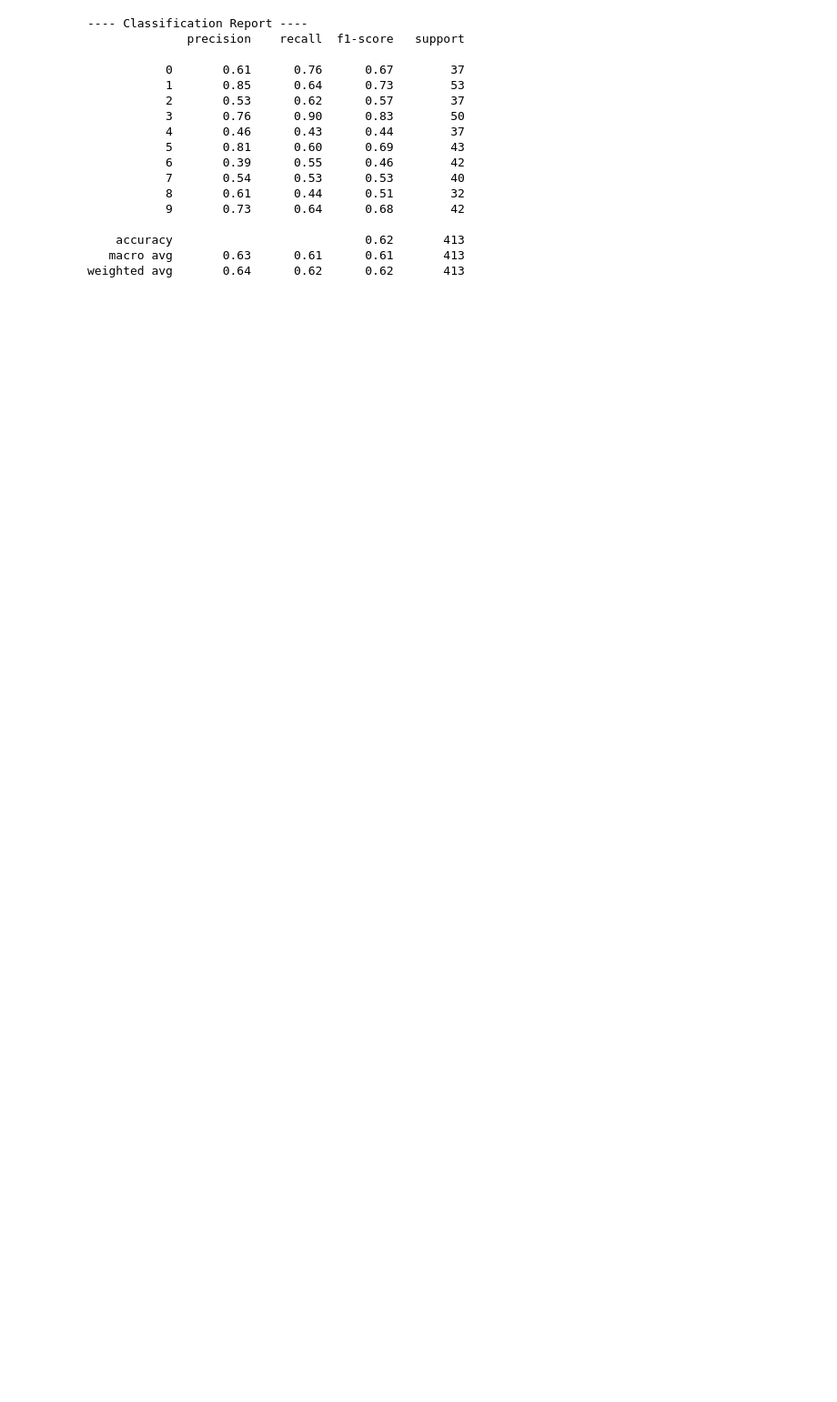
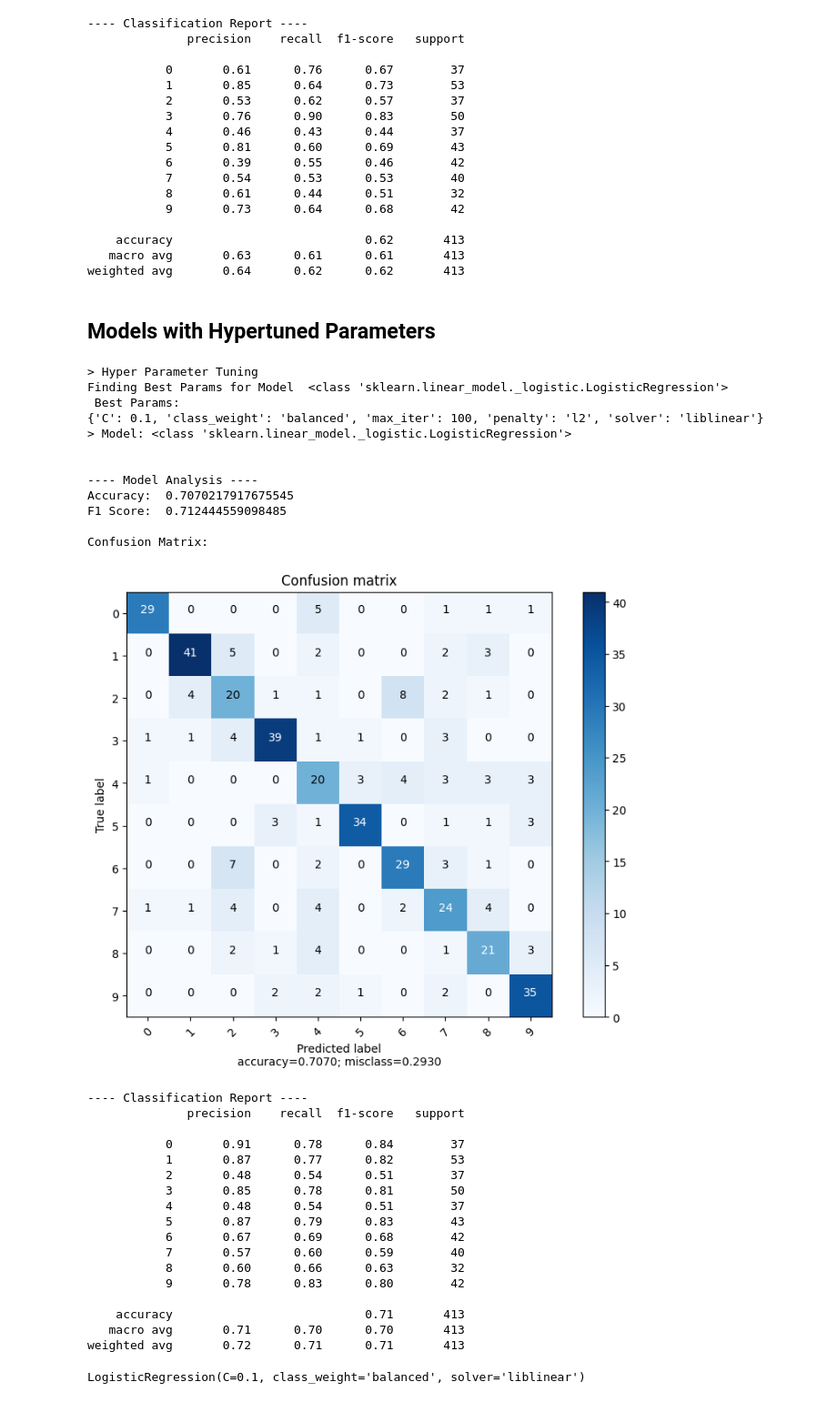
Before and after one commit to hc-sousa/sign-language-digits, a Jupyter notebook: src/main.ipynb, the cells around one changed output. Shown at 91% size. Cells and saved outputs as stored; diff of their text form; code cells hidden in the pictures; blank space fills up the shorter version.

Commit message:
Add get hypertuned parameters and cross validation functions

```diff
--- a/src/main.ipynb
+++ b/src/main.ipynb
@@ -128,7 +128,8 @@ print(x_test.shape, y_test.shape)
 (1649, 2500) (1649,)
 (413, 2500) (413,)
 # %%
-# Define train and analyse model function
+# Define train and analyse model functions
+from sklearn.model_selection import GridSearchCV, KFold, validation_curve, cross_validate
 
 
 def plot_confusion_matrix(cm,
@@ -235,4 +236,23 @@ def train_and_analyze(model, X_train, y_train, X_test, y_test):
     print(classification_report(y_test, model.predict(X_test)))
 
     return trained_model
+
+def hyperparameters(model, params, X, y):
+    """
+    Find hyperparameters for a model
+    """
+    print("> Hyper Parameter Tuning")
+    print("Finding Best Params for Model ", model.__class__)
+    model = GridSearchCV(model, params, scoring="accuracy")
+    model.fit(X, y)
+    print(" Best Params: ")
+    print(model.best_params_)
+
+    return model.best_params_
+
+
+def kfold(model, k, X_train, y_train, X_test, y_test):
+    kf = KFold(n_splits=k, shuffle=True)
+    scores = cross_validate(model, X_train, y_train, scoring="accuracy", cv=k, return_estimator=True)
+    return scores["estimator"][np.argmax(scores["test_score"])]
 # %% [markdown]
@@ -370,3 +393,47 @@ Confusion Matrix:
     accuracy                           0.62       413
    macro avg       0.63      0.61      0.61       413
 weighted avg       0.64      0.62      0.62       413
+# %% [markdown]
+## Models with Hypertuned Parameters
+# %%
+hypertuned_model = LogisticRegression()
+
+logreg_params = [{'solver': ['liblinear'], 'max_iter': [100, 400, 800],
+                         'C': [0.1, 1, 10, 100, 1000], 'class_weight': ['balanced'],
+                         'penalty': ['l1', 'l2']}]
+best_logreg_params = hyperparameters(LogisticRegression(), logreg_params , x_train, y_train)
+
+hypertuned_model.set_params(**best_logreg_params)
+train_and_analyze(hypertuned_model, x_train, y_train, x_test, y_test)
+# %% [output]
+> Hyper Parameter Tuning
+Finding Best Params for Model  <class 'sklearn.linear_model._logistic.LogisticRegression'>
+ Best Params:
+{'C': 0.1, 'class_weight': 'balanced', 'max_iter': 100, 'penalty': 'l2', 'solver': 'liblinear'}
+> Model: <class 'sklearn.linear_model._logistic.LogisticRegression'>
+
+
+---- Model Analysis ----
+Accuracy:  0.7070217917675545
+F1 Score:  0.712444559098485
+
+Confusion Matrix:
+[figure, added]
+---- Classification Report ----
+              precision    recall  f1-score   support
+
+           0       0.91      0.78      0.84        37
+           1       0.87      0.77      0.82        53
+           2       0.48      0.54      0.51        37
+           3       0.85      0.78      0.81        50
+           4       0.48      0.54      0.51        37
+           5       0.87      0.79      0.83        43
+           6       0.67      0.69      0.68        42
+           7       0.57      0.60      0.59        40
+           8       0.60      0.66      0.63        32
+           9       0.78      0.83      0.80        42
+
+    accuracy                           0.71       413
+   macro avg       0.71      0.70      0.70       413
+weighted avg       0.72      0.71      0.71       413
+LogisticRegression(C=0.1, class_weight='balanced', solver='liblinear')
```
Also changed, not shown: parts of 9 cells of this notebook, 2 other files.
